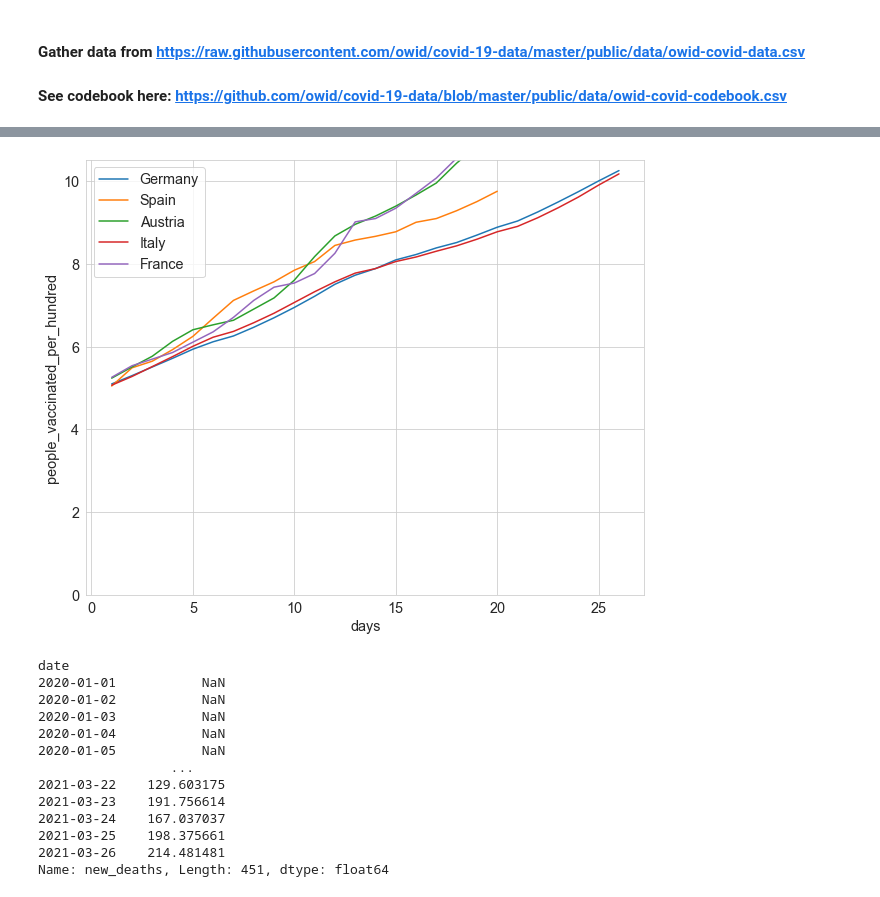
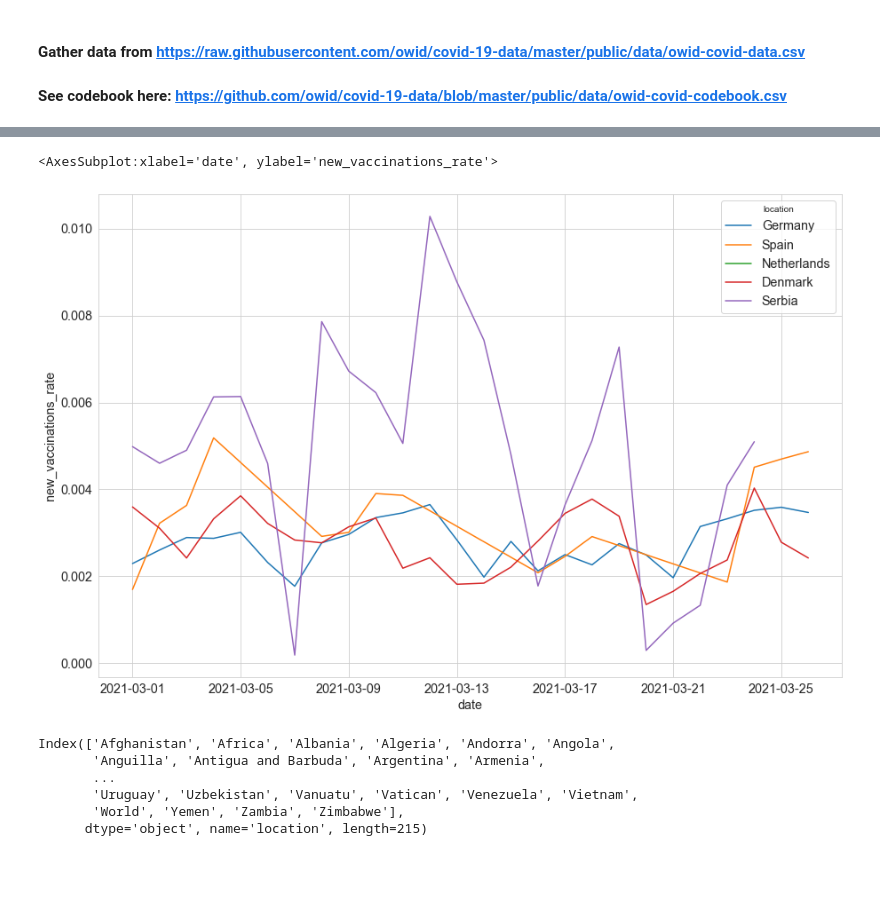
Before and after one commit to normannexo/COVID-19, a Jupyter notebook: owid_vaccinations.ipynb, the cells around one changed output, grey strips where cells are left out. Cells and saved outputs as stored; diff of their text form; code cells hidden in the pictures; blank space fills up the shorter version.

```diff
--- a/owid_vaccinations.ipynb
+++ b/owid_vaccinations.ipynb
@@ -109,2 +74,0 @@ DatetimeIndex(['2020-01-27', '2020-01-28', '2020-01-29', '2020-01-30',
-# %%
-df_world['days'] = df_world.groupby(level=[0,1]).filter(lambda x:x.people_vaccinated_per_hundred > 5).groupby(level=[0]).cumcount() + 1
@@ -127,30 +75,18 @@ Name: days, Length: 76832, dtype: float64
-# %%
-cols, rows = 3,3
-countries = np.random.choice(df_world.loc[countries_with_vacc_data].index.get_level_values(0).drop_duplicates().to_list(), cols*rows)
-countries = ['Germany', 'Spain',  'Austria', 'Italy', 'France']
-
-fig, ax = plt.subplots(1, 1 , figsize=(10,8))
-for i, country in enumerate(countries, 1):
-    df_plot = df_world.loc[country]
-    df_plot = df_plot[df_plot.days>=1]
-    ax = sns.lineplot(data = df_plot, x='days', y='people_vaccinated_per_hundred', label=country)
-    ax.set_ylim(ymin=0)
-    ax.legend()
-# %% [output]
-[figure, removed]
-# %%
-df_world.groupby(['date']).new_deaths.mean()
-# %% [output]
-date
-2020-01-01           NaN
-2020-01-02           NaN
-2020-01-03           NaN
-2020-01-04           NaN
-2020-01-05           NaN
-                 ...
-2021-03-22    129.603175
-2021-03-23    191.756614
-2021-03-24    167.037037
-2021-03-25    198.375661
-2021-03-26    214.481481
-Name: new_deaths, Length: 451, dtype: float64
+# %%
+df_world['new_vaccinations_rate'] = df_world['new_vaccinations'] / df_world['population']
+# %%
+countries_plot = ['Germany', 'Spain', 'Netherlands', 'Denmark', 'Serbia']
+df_plot = df_world.loc[pd.IndexSlice[countries_plot, '2021-03-01':], :].new_vaccinations_rate.reset_index()
+sns.lineplot(data = df_plot, x='date', y='new_vaccinations_rate',hue='location', markers=True)
+# %% [output]
+<AxesSubplot:xlabel='date', ylabel='new_vaccinations_rate'>
+[figure, added]
+# %%
+df_world.index.get_level_values(0).unique()
+# %% [output]
+Index(['Afghanistan', 'Africa', 'Albania', 'Algeria', 'Andorra', 'Angola',
+       'Anguilla', 'Antigua and Barbuda', 'Argentina', 'Armenia',
+       ...
+       'Uruguay', 'Uzbekistan', 'Vanuatu', 'Vatican', 'Venezuela', 'Vietnam',
+       'World', 'Yemen', 'Zambia', 'Zimbabwe'],
+      dtype='object', name='location', length=215)
```
Also changed, not shown: parts of 8 cells of this notebook.
